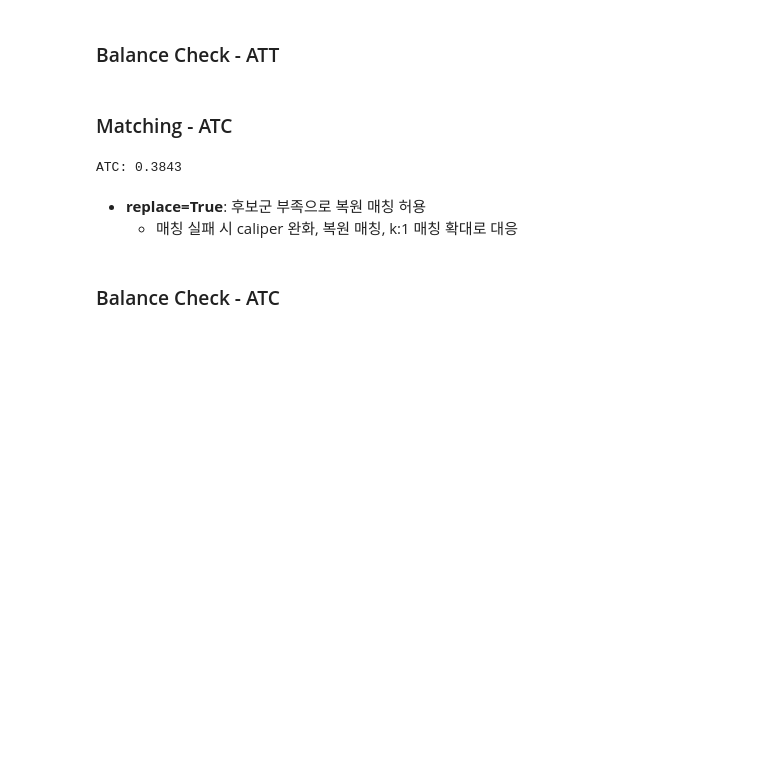
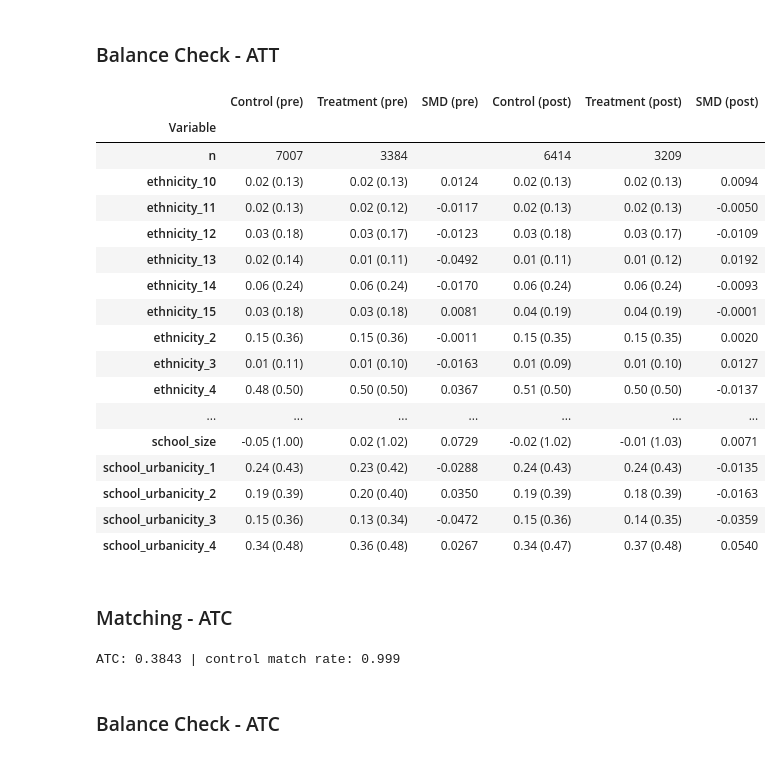
Before and after one commit to Funbucket/awesome-causal-inference-python, a Jupyter notebook: book/ate/propensity_score_and_dml.ipynb, the cells around one changed output. Cells and saved outputs as stored; diff of their text form; code cells hidden in the pictures; blank space fills up the shorter version.

```diff
--- a/book/ate/propensity_score_and_dml.ipynb
+++ b/book/ate/propensity_score_and_dml.ipynb
@@ -30,9 +32,11 @@ pm = ElasticNetPropensityModel(
     random_state=42,
     max_iter=5000
 )
+
 ps = pm.fit_predict(X.values, data["intervention"].values)
-logit_ps  = logit(ps)
+logit_ps  = logit(np.clip(ps, 1e-6, 1-1e-6))
 zlogit_ps = (logit_ps - logit_ps.mean()) / logit_ps.std(ddof=1)
 
 df = data.copy()
+df["ps"] = ps
 df["ps_logit_z"] = zlogit_ps
@@ -48,7 +53,7 @@ df_match = pd.concat([df[["intervention", 'achievement_score', "ps_logit_z"]], X
 matcher_att = NearestNeighborMatch(
     caliper=0.2,
     replace=False,
-    ratio=1,
+    ratio=2,
     shuffle=False,
     random_state=42,
     treatment_to_control=True
@@ -58,9 +63,14 @@ matched_att = matcher_att.match(
     data=df_match, treatment_col="intervention", score_cols=["ps_logit_z"]
 )
 
+n_t = (df_match["intervention"]==1).sum()
+n_t_matched = (matched_att["intervention"]==1).sum()
+match_rate = n_t_matched / n_t if n_t else float("nan")
+
 ATT = (
     matched_att.loc[matched_att["intervention"]==1, 'achievement_score'].mean()
     - matched_att.loc[matched_att["intervention"]==0, 'achievement_score'].mean()
 )
-print("ATT:", round(ATT, 4))
+
+print(f"ATT: {ATT:.4f} | match rate: {match_rate:.3f}")
 # %% [output]
@@ -73,10 +112,52 @@ ATT: 0.4983
+# %%
+from causalml.match import create_table_one
+
+features_cov = list(X.columns)
+
+table_pre_att = create_table_one(
+    data=df_match,
+    treatment_col="intervention",
+    features=features_cov,
+    with_std=True,
+    with_counts=True
+)
+
+table_post_att = create_table_one(
+    data=matched_att,
+    treatment_col="intervention",
+    features=features_cov,
+    with_std=True,
+    with_counts=True
+)
+
+balance_att = combine_table_one(table_pre_att, table_post_att, smd_star_thresh=0.1)
+balance_att
+# %% [output]
+|  | Control (pre) | Treatment (pre) | SMD (pre) | Control (post) | Treatment (post) | SMD (post) |
+| Variable |  |  |  |  |  |  |
+| n | 7007 | 3384 |  | 6414 | 3209 |  |
+| ethnicity_10 | 0.02 (0.13) | 0.02 (0.13) | 0.0124 | 0.02 (0.13) | 0.02 (0.13) | 0.0094 |
+| ethnicity_11 | 0.02 (0.13) | 0.02 (0.12) | -0.0117 | 0.02 (0.13) | 0.02 (0.13) | -0.0050 |
+| ethnicity_12 | 0.03 (0.18) | 0.03 (0.17) | -0.0123 | 0.03 (0.18) | 0.03 (0.17) | -0.0109 |
+| ethnicity_13 | 0.02 (0.14) | 0.01 (0.11) | -0.0492 | 0.01 (0.11) | 0.01 (0.12) | 0.0192 |
+| ethnicity_14 | 0.06 (0.24) | 0.06 (0.24) | -0.0170 | 0.06 (0.24) | 0.06 (0.24) | -0.0093 |
+| ethnicity_15 | 0.03 (0.18) | 0.03 (0.18) | 0.0081 | 0.04 (0.19) | 0.04 (0.19) | -0.0001 |
+| ethnicity_2 | 0.15 (0.36) | 0.15 (0.36) | -0.0011 | 0.15 (0.35) | 0.15 (0.35) | 0.0020 |
+| ethnicity_3 | 0.01 (0.11) | 0.01 (0.10) | -0.0163 | 0.01 (0.09) | 0.01 (0.10) | 0.0127 |
+| ethnicity_4 | 0.48 (0.50) | 0.50 (0.50) | 0.0367 | 0.51 (0.50) | 0.50 (0.50) | -0.0137 |
+| ... | ... | ... | ... | ... | ... | ... |
+| school_size | -0.05 (1.00) | 0.02 (1.02) | 0.0729 | -0.02 (1.02) | -0.01 (1.03) | 0.0071 |
+| school_urbanicity_1 | 0.24 (0.43) | 0.23 (0.42) | -0.0288 | 0.24 (0.43) | 0.24 (0.43) | -0.0135 |
+| school_urbanicity_2 | 0.19 (0.39) | 0.20 (0.40) | 0.0350 | 0.19 (0.39) | 0.18 (0.39) | -0.0163 |
+| school_urbanicity_3 | 0.15 (0.36) | 0.13 (0.34) | -0.0472 | 0.15 (0.36) | 0.14 (0.35) | -0.0359 |
+| school_urbanicity_4 | 0.34 (0.48) | 0.36 (0.48) | 0.0267 | 0.34 (0.47) | 0.37 (0.48) | 0.0540 |
 # %% [markdown]
 ### Matching - ATC
 # %%
 from causalml.match import NearestNeighborMatch
 
 matcher_atc = NearestNeighborMatch(
-    caliper=0.2,
+    caliper=0.3,
     replace=True,
     ratio=1,
     shuffle=False,
@@ -88,15 +169,17 @@ matched_atc = matcher_atc.match(
     data=df_match, treatment_col="intervention", score_cols=["ps_logit_z"]
 )
 
+n_c = (df_match["intervention"]==0).sum()
+n_c_matched = (matched_atc["intervention"]==0).sum()
+match_rate = n_c_matched / n_c if n_c else float("nan")
+
 ATC = (
     matched_atc.loc[matched_atc["intervention"]==1, "achievement_score"].mean()
     - matched_atc.loc[matched_atc["intervention"]==0, "achievement_score"].mean()
 )
-print("ATC:", round(ATC, 4))
+
+print(f"ATC: {ATC:.4f} | control match rate: {match_rate:.3f}")
 # %% [output]
-ATC: 0.3843
+ATC: 0.3843 | control match rate: 0.999
-# %% [markdown]
-- **replace=True**: 후보군 부족으로 복원 매칭 허용
-  - 매칭 실패 시 caliper 완화, 복원 매칭, k:1 매칭 확대로 대응
 # %% [markdown]
 ### Balance Check - ATC
```
Also changed, not shown: parts of 9 cells of this notebook.
